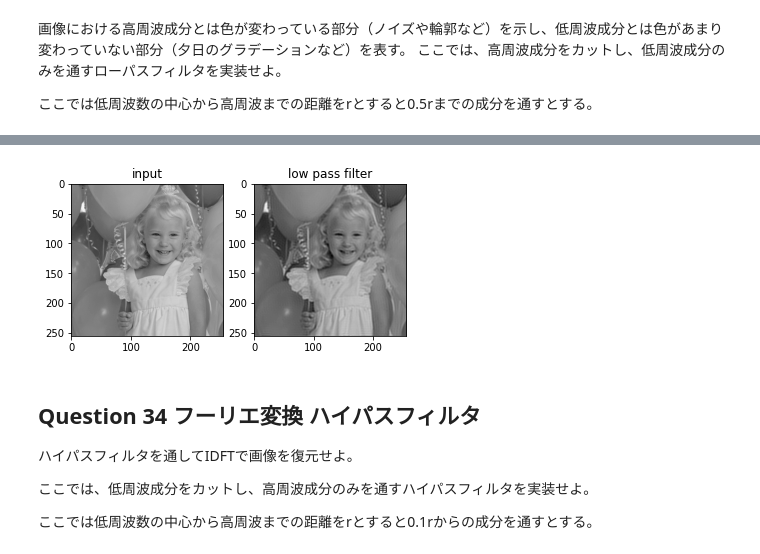
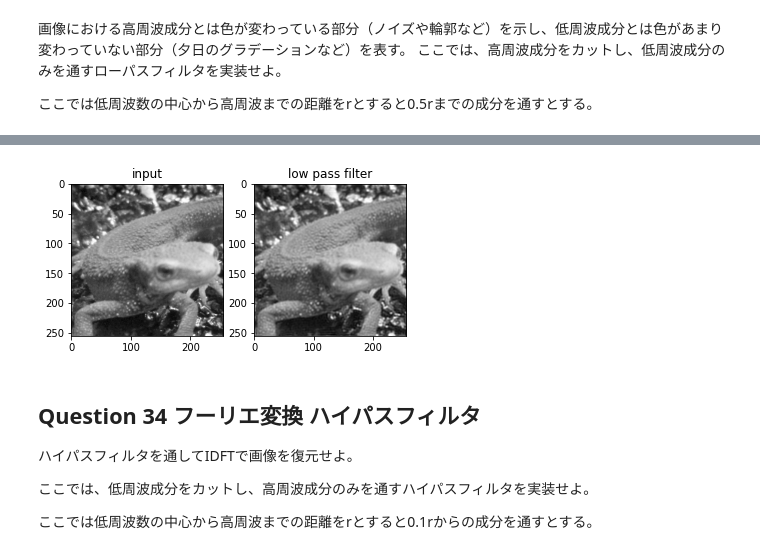
Before and after one commit to shinchu/gasyori100, a Jupyter notebook: notebooks/week_04.ipynb, the cells around one changed output, grey strips where cells are left out. Saved outputs shown, nothing was run; the diff lists cells and outputs as text; code cells hidden in the pictures.

```diff
--- a/notebooks/week_04.ipynb
+++ b/notebooks/week_04.ipynb
@@ -140,7 +140,8 @@ def idft(G):
 G = dft(img_gray)
 
 # power spectrum
-ps = (np.abs(G) / np.abs(G).max() * 255).astype(np.uint8)
+# ps = (np.abs(G) / np.abs(G).max() * 255).astype(np.uint8)
+ps = 20 * np.log(np.abs(G))
 
 # IDFT
 out = idft(G)
@@ -174,20 +165,0 @@ plt.imshow(balloon_gray, cmap='gray')
-# %%
-# DFT
-G = dft(balloon_gray)
-
-# power spectrum
-ps = (np.abs(G) / np.abs(G).max() * 255).astype(np.uint8)
-
-# IDFT
-out = idft(G)
-
-plt.subplot(1, 3, 1)
-plt.title("input")
-plt.imshow(balloon_gray, cmap="gray")
-plt.subplot(1, 3, 2)
-plt.title("after DFT & IDFT")
-plt.imshow(out, cmap="gray")
-plt.subplot(1, 3, 3)
-plt.title("power spectrum")
-plt.imshow(ps, cmap="gray")
-plt.show()
@@ -249,7 +209,7 @@ def lpf(G, ratio=0.5):
 
     r = np.sqrt(x ** 2 + y ** 2)
     mask = np.ones((H, W), dtype=np.float32)
-    mask[r > (h_half * ratio)] = 0
+    mask[r > (min(h_half, w_half) * ratio)] = 0
     _G *= mask
 
     # reverse original positions
@@ -267,13 +274,13 @@ out_lpf = idft(G_lpf)
 # %%
 plt.subplot(1, 2, 1)
 plt.title("input")
-plt.imshow(balloon_gray, cmap="gray")
+plt.imshow(img_gray, cmap="gray")
 plt.subplot(1, 2, 2)
 plt.title("low pass filter")
 plt.imshow(out_lpf, cmap="gray")
 plt.show()
 # %% [output]
-[figure, old version]
+[figure, new version]
 # %% [markdown]
 ## Question 34 フーリエ変換 ハイパスフィルタ
 
```
Also changed, not shown: parts of 14 cells of this notebook.
